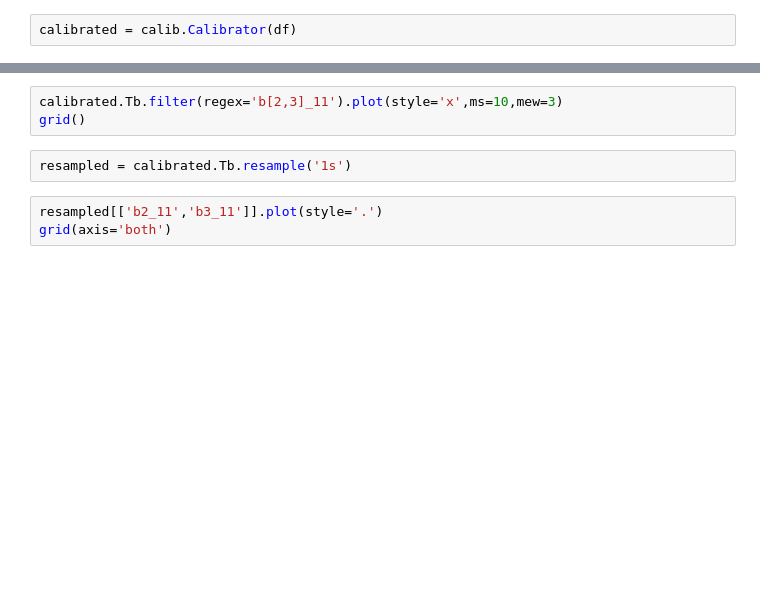
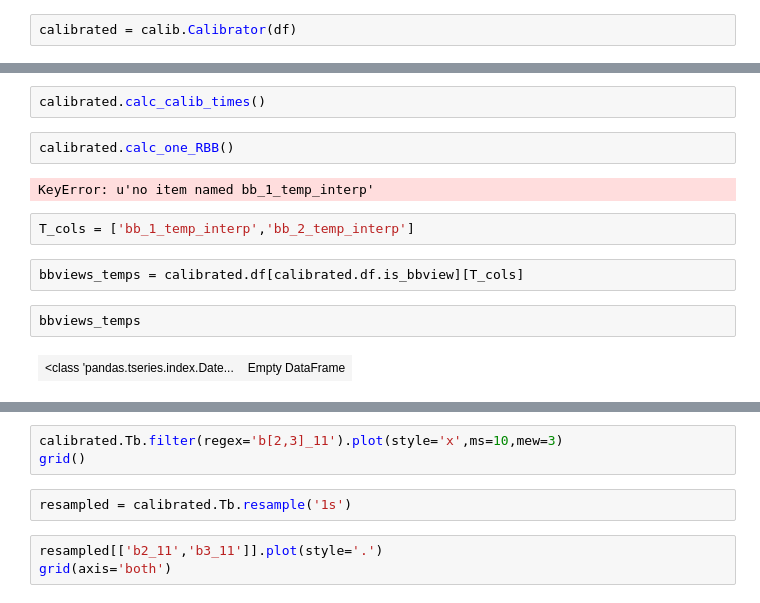
Before and after one commit to lro-diviner/divcalib, a Jupyter notebook: notebooks/DivCal offsets and gains.ipynb, the cells around one changed output, grey strips where cells are left out. Saved outputs shown, nothing was run; the diff lists cells and outputs as text; blank space fills up the shorter version.

```diff
--- a/notebooks/DivCal offsets and gains.ipynb
+++ b/notebooks/DivCal offsets and gains.ipynb
@@ -28,3 +37,17 @@ calibrated = calib.Calibrator(df)
+# %%
+calibrated.calc_calib_times()
+# %%
+calibrated.calc_one_RBB()
+# %% [output]
+KeyError: u'no item named bb_1_temp_interp'
+# %%
+T_cols = ['bb_1_temp_interp','bb_2_temp_interp']
+# %%
+bbviews_temps = calibrated.df[calibrated.df.is_bbview][T_cols]
+# %%
+bbviews_temps
+# %% [output]
+| <class 'pandas.tseries.index.Date... | Empty DataFrame |
 # %%
 calibrated.calibrate()
 # %% [output]
```
Also changed, not shown: parts of 5 cells of this notebook.
